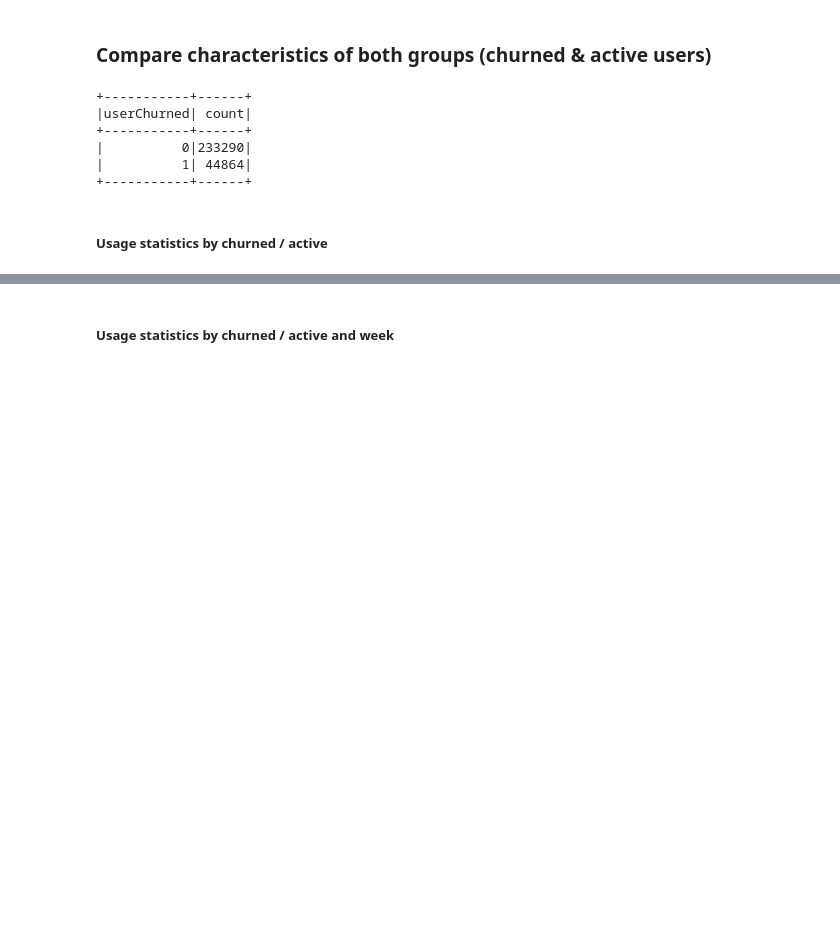
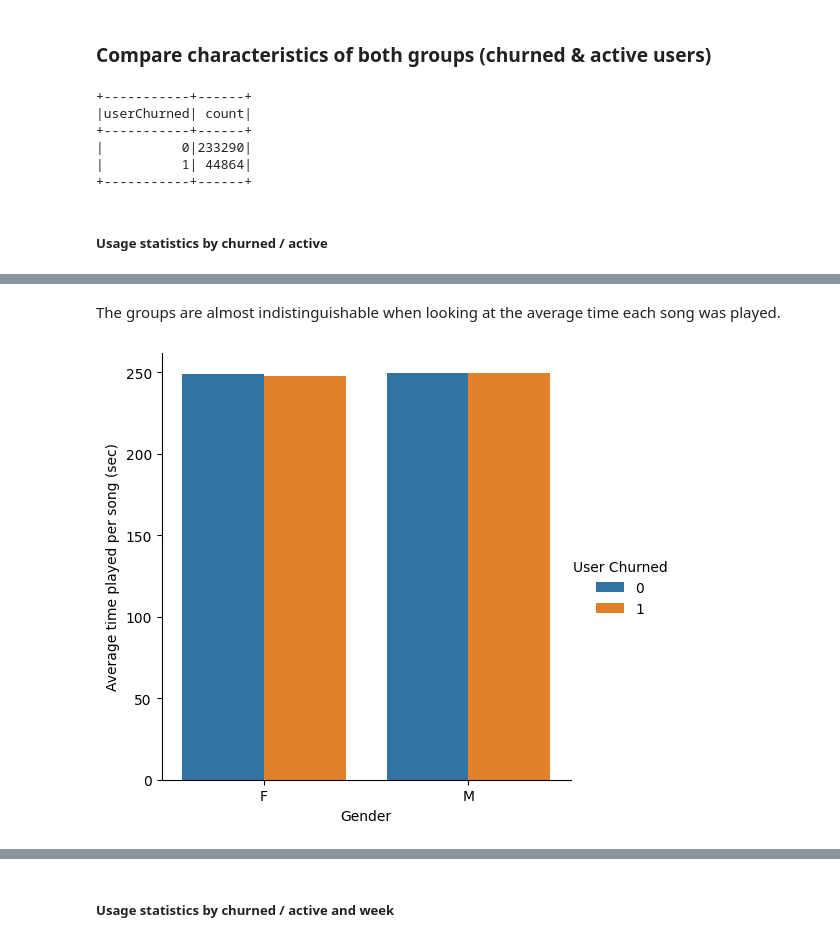
Before and after one commit to ben-sas/sparkify, a Jupyter notebook: Sparkify.ipynb, the cells around one changed output, grey strips where cells are left out. Drawn from its saved outputs; the diff is of its cells as text; code cells hidden in the pictures; blank space fills up the shorter version.

```diff
--- a/Sparkify.ipynb
+++ b/Sparkify.ipynb
@@ -703,0 +735,11 @@ df.groupBy(["userChurned"]).agg(
+# %% [markdown]
+The groups are almost indistinguishable when looking at the average time each song was played.
+# %%
+sns.catplot(
+    data=df_churn_gender, kind="bar",
+    x="gender", y="avg_length", hue="userChurned"
+)\
+.set_axis_labels("Gender", "Average time played per song (sec)")\
+.legend.set_title("User Churned")
+# %% [output]
+[figure, added]
```
Also changed, not shown: parts of 31 cells of this notebook.
